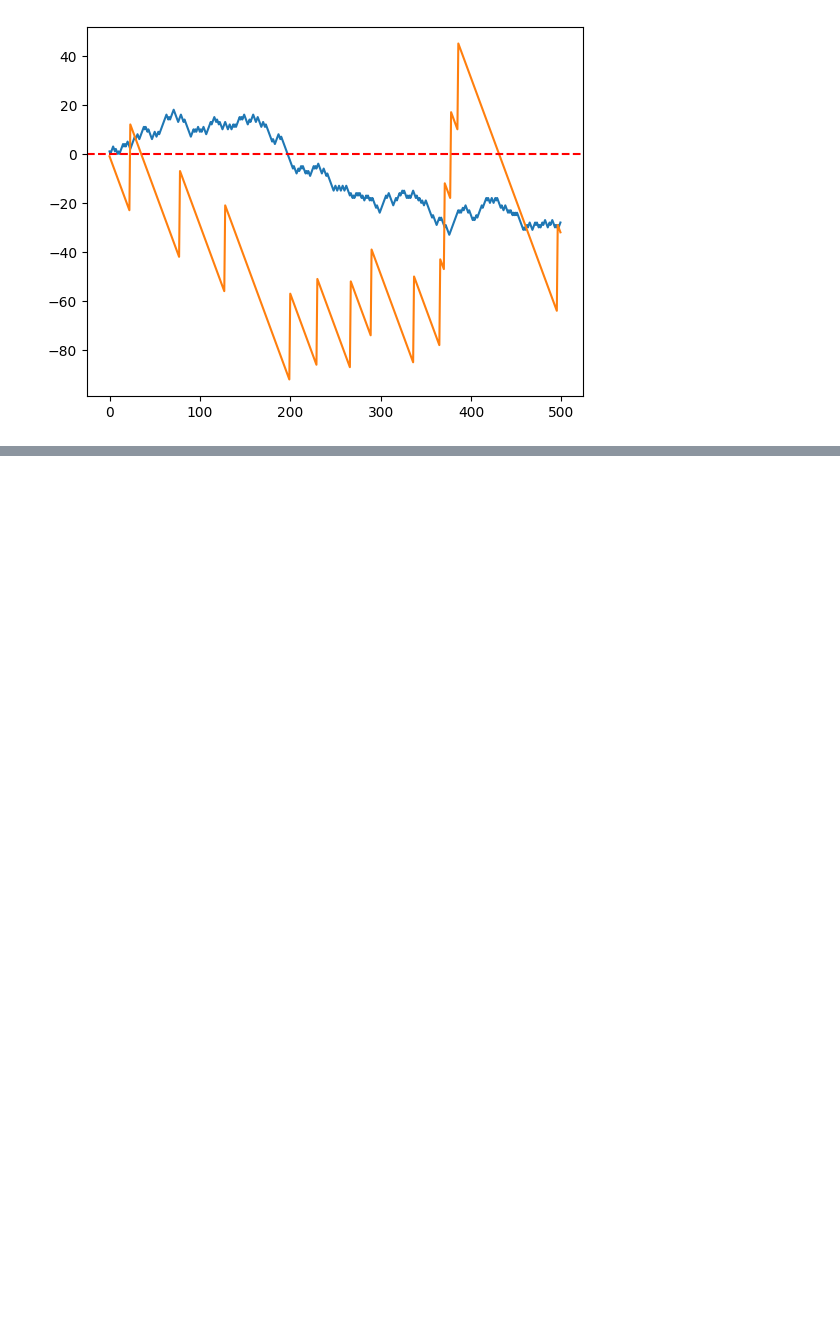
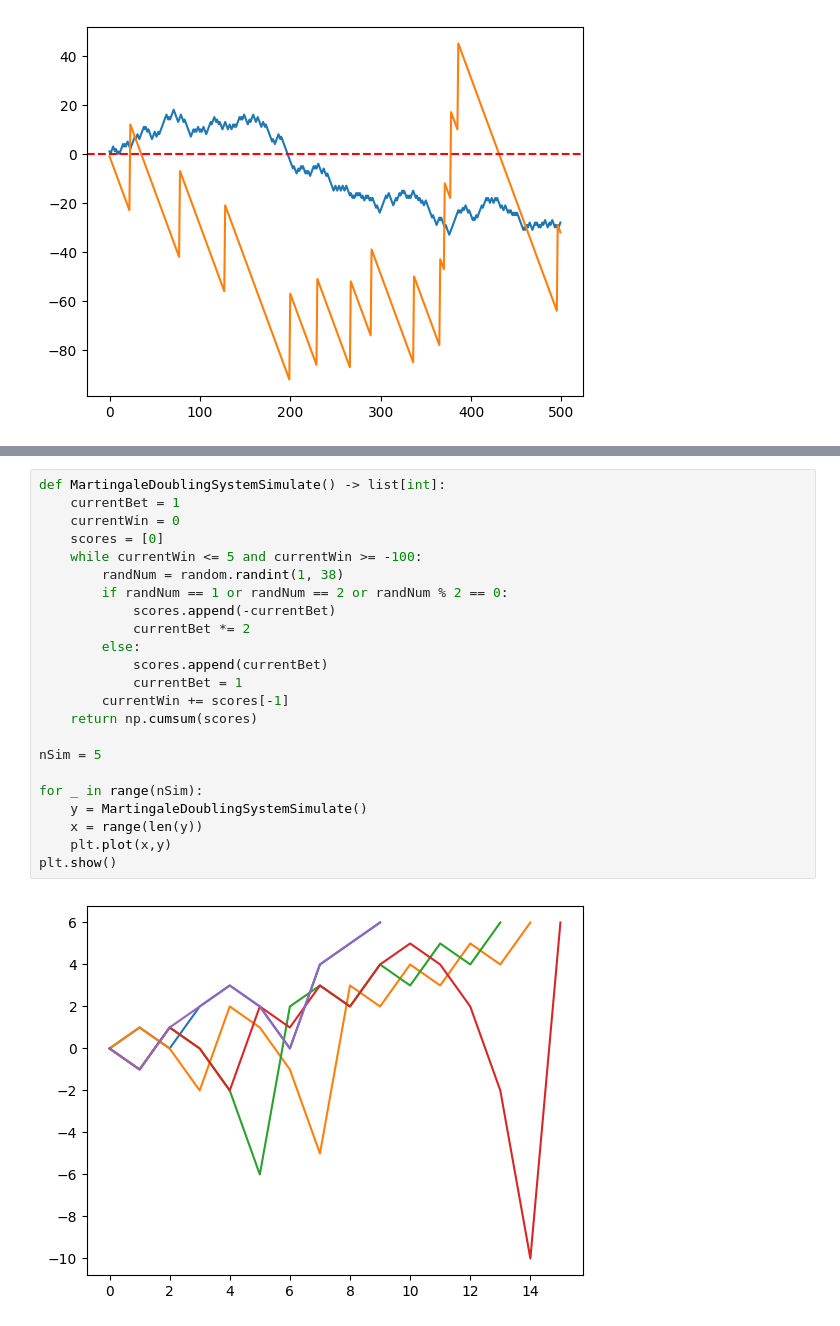
Before and after one commit to BadApproximator/probability_theory, a Jupyter notebook: simulations/Python/simulations.ipynb, the cells around one changed output, grey strips where cells are left out. Saved outputs shown, nothing was run; the diff lists cells and outputs as text; blank space fills up the shorter version.

Commit message:
added exercise 1.10 about martingale system

```diff
--- a/simulations/Python/simulations.ipynb
+++ b/simulations/Python/simulations.ipynb
@@ -313,0 +322,25 @@ plt.show()
+# %%
+def MartingaleDoublingSystemSimulate() -> list[int]:
+    currentBet = 1
+    currentWin = 0
+    scores = [0]
+    while currentWin <= 5 and currentWin >= -100:
+        randNum = random.randint(1, 38)
+        if randNum == 1 or randNum == 2 or randNum % 2 == 0:
+            scores.append(-currentBet)
+            currentBet *= 2
+        else:
+            scores.append(currentBet)
+            currentBet = 1
+        currentWin += scores[-1]
+    return np.cumsum(scores)
+
+nSim = 5
+
+for _ in range(nSim):
+    y = MartingaleDoublingSystemSimulate()
+    x = range(len(y))
+    plt.plot(x,y)
+plt.show()
+# %% [output]
+[figure, added]
```
Also changed, not shown: parts of 3 cells of this notebook.
